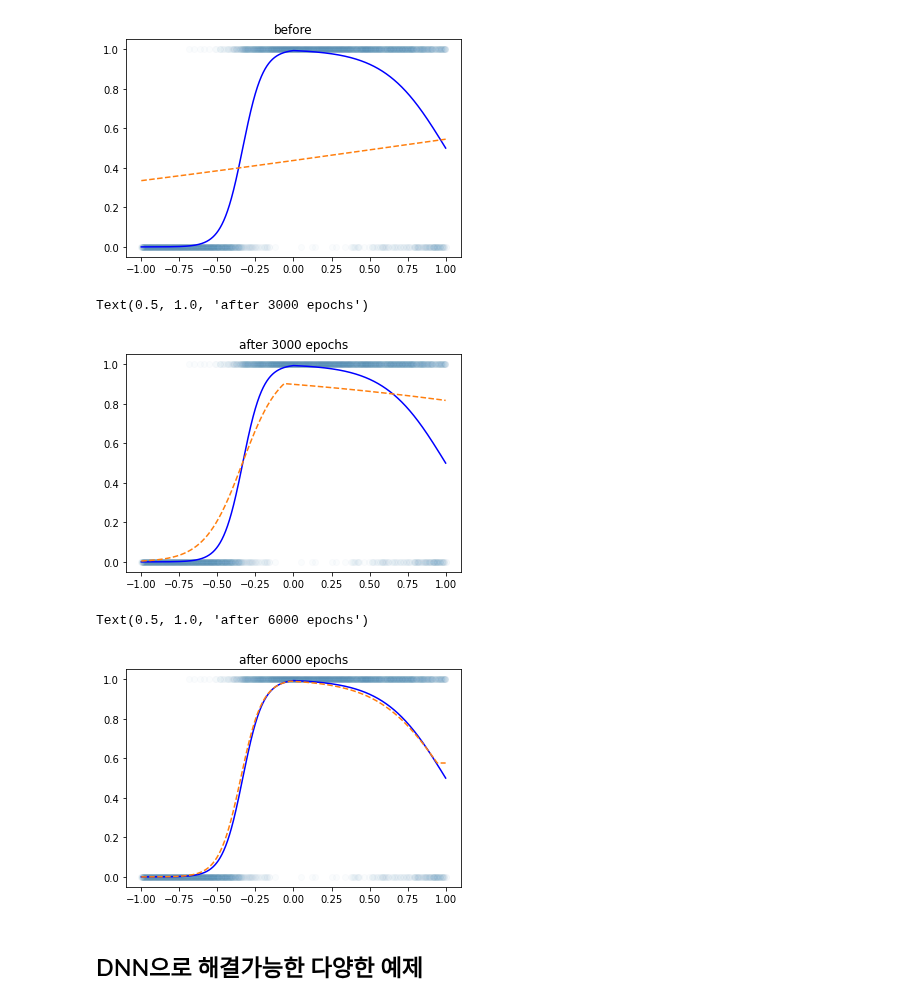
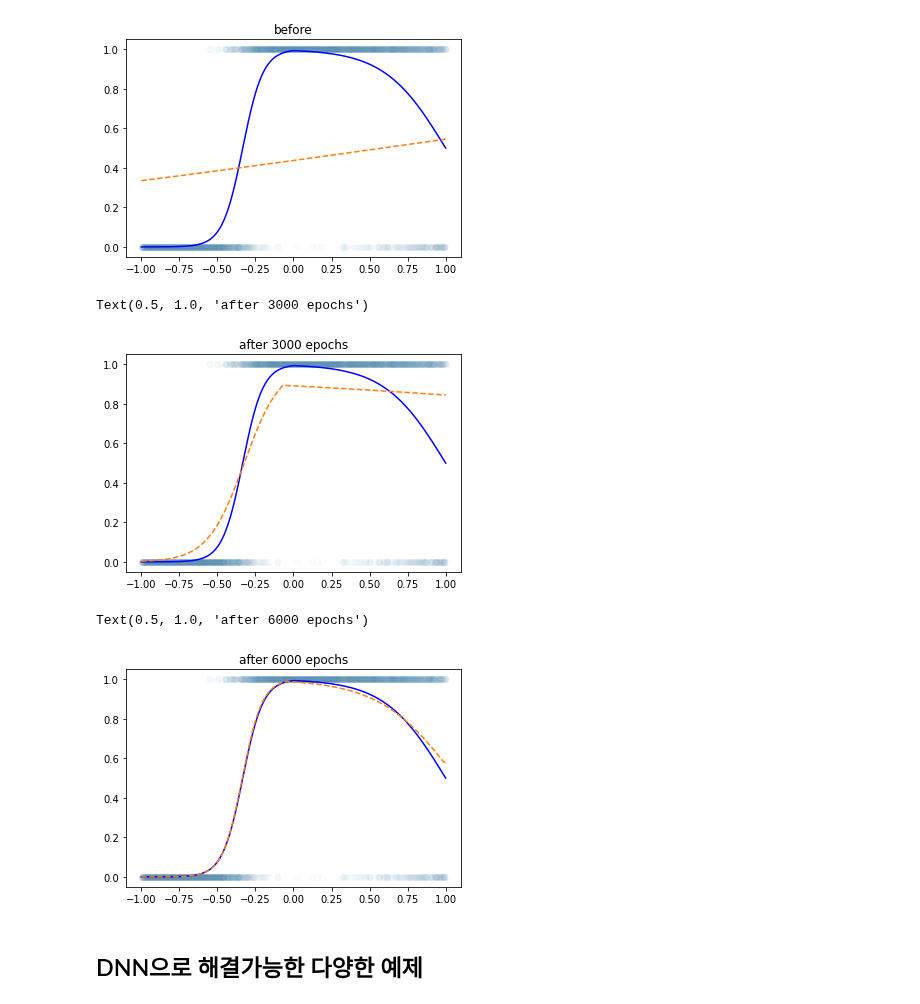
Before and after one commit to guebin/DL2022_backup, a Jupyter notebook: _notebooks/2022-10-04-(5주차) draft.ipynb, the cells around one changed output. Cells and saved outputs as stored; diff of their text form; code cells hidden in the pictures.

```diff
--- a/_notebooks/2022-10-04-(5주차) draft.ipynb
+++ b/_notebooks/2022-10-04-(5주차) draft.ipynb
@@ -47,4 +34,4 @@ import pandas as pd
 # %%
-df=pd.read_csv('2022-10-04-logistic2.csv')
+df=pd.read_csv('2022-10-04-dnnex0.csv')
 df
 # %% [output]
@@ -321,12 +308,12 @@ for epoc in range(3000):
     optimizr.zero_grad()
 # %%
 plt.plot(x,y,'o',alpha=0.02)
-plt.plot(x,df.prob,'-b')
+plt.plot(x,df.underlying,'-b')
 plt.plot(x,net(x).data,'--')
 plt.title("after 3000 epochs")
 # %% [output]
 Text(0.5, 1.0, 'after 3000 epochs')
-[figure, old version]
+[figure, new version]
 # %%
 for epoc in range(3000):
     ## step1
@@ -340,12 +327,12 @@ for epoc in range(3000):
     optimizr.zero_grad()
 # %%
 plt.plot(x,y,'o',alpha=0.02)
-plt.plot(x,df.prob,'-b')
+plt.plot(x,df.underlying,'-b')
 plt.plot(x,net(x).data,'--')
 plt.title("after 6000 epochs")
 # %% [output]
 Text(0.5, 1.0, 'after 6000 epochs')
-[figure, old version]
+[figure, new version]
 # %% [markdown]
 ## DNN으로 해결가능한 다양한 예제
 # %% [markdown]
```
Also changed, not shown: parts of 71 cells of this notebook, 5 other files.
